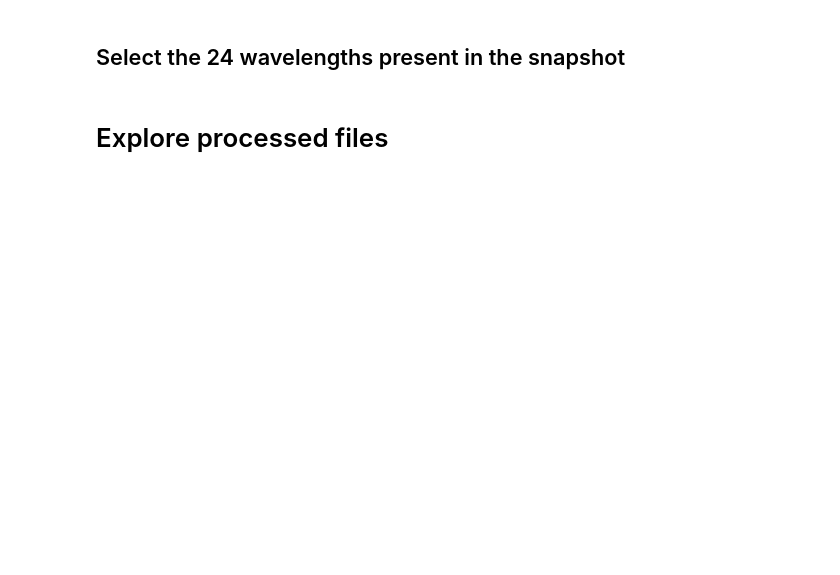
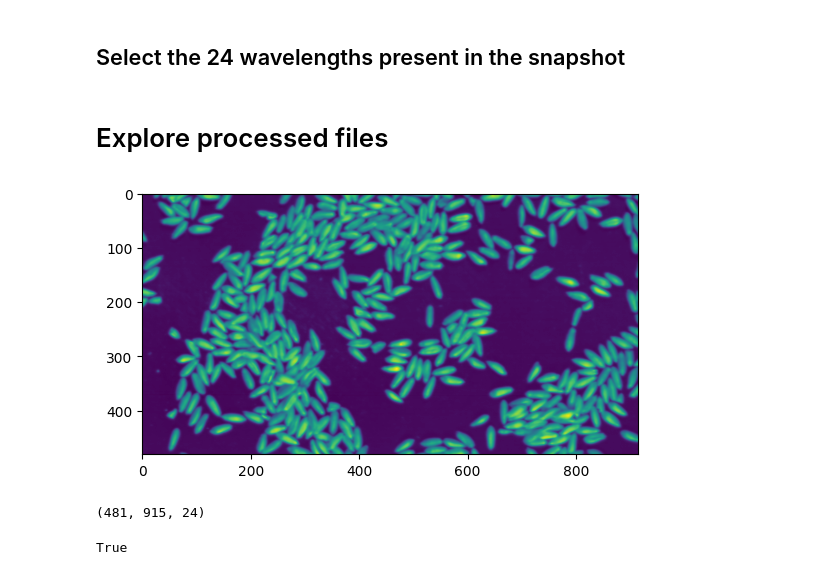
Before and after one commit to amar-music/hyperspectral-snapshot-upscaling, a Jupyter notebook: explore.ipynb, the cells around one changed output. Cells and saved outputs as stored; diff of their text form; code cells hidden in the pictures; blank space fills up the shorter version.

```diff
--- a/explore.ipynb
+++ b/explore.ipynb
@@ -138,9 +150,20 @@ hr_img_al_shp.shape
 # %%
 # Read numpy file
 import numpy as np
-hr_img_2 = np.load('data/Processed/leaf_test1_s.npy')
+hr_img_2 = np.load('data/Processed/spelt1_l_s.npy')
 
 # Plot image
 import matplotlib.pyplot as plt
 plt.imshow(hr_img_2[:, :, 3])
 plt.show()
+
+# Shape
+print(hr_img_2.shape)
+
+# Save as b&w image
+import cv2 as cv
+cv.imwrite("data/Processed/hrtest.jpg", hr_img_2[:, :, 3] * 255)
+# %% [output]
+[figure, added]
+(481, 915, 24)
+True
```
Also changed, not shown: parts of 6 cells of this notebook, 4 other files.
